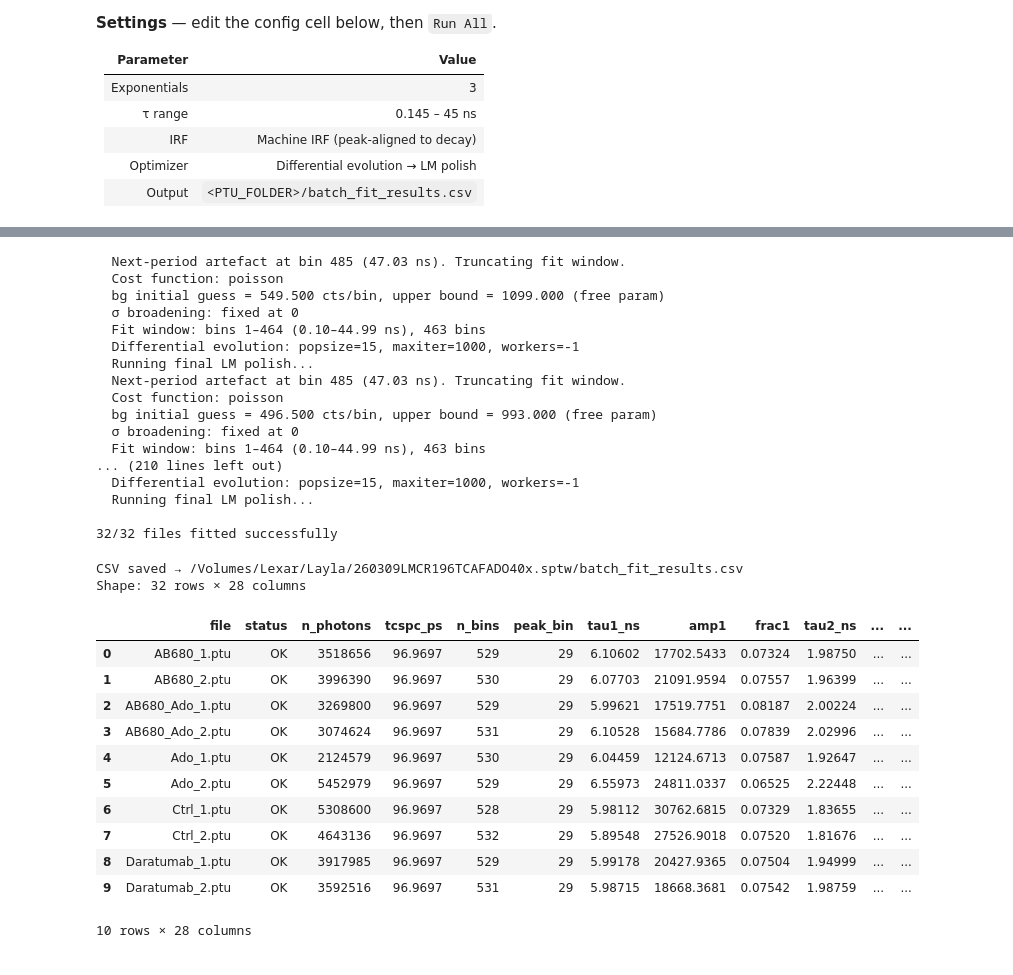
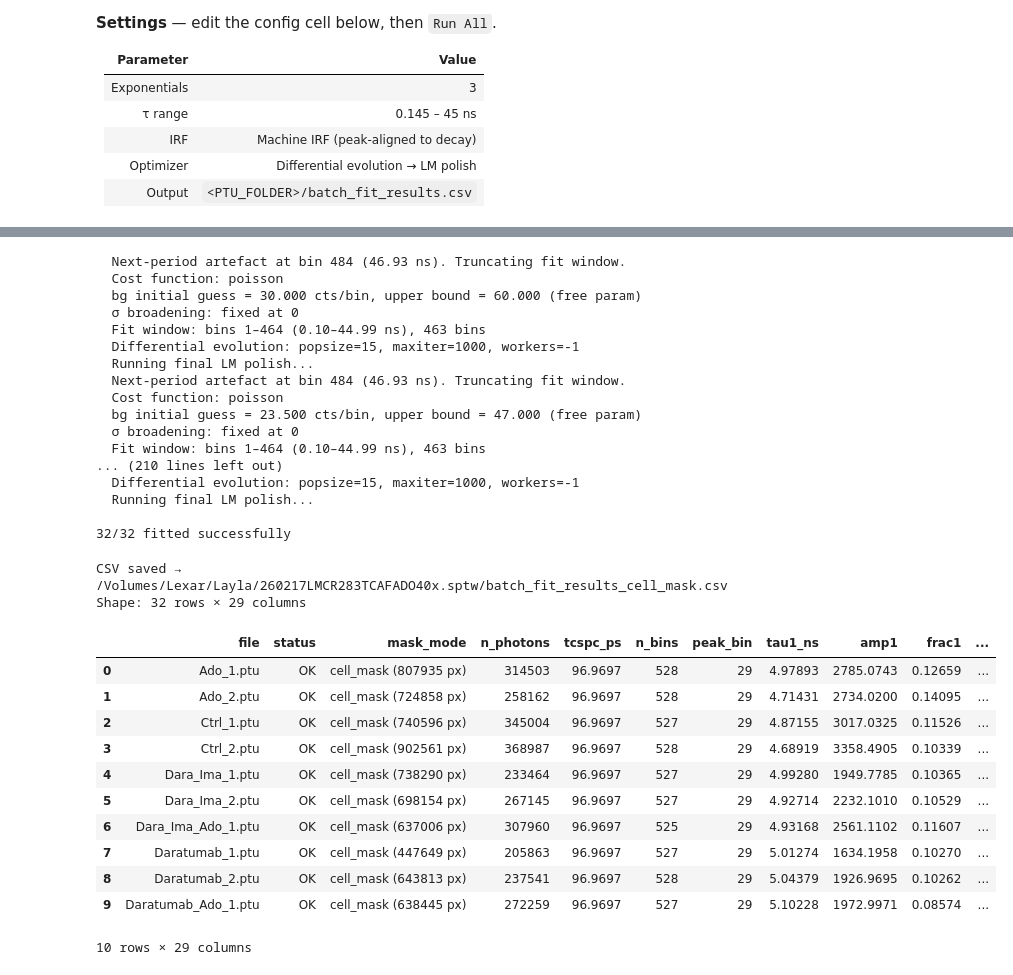
Before and after one commit to alex1075/FLIMKit-Examples, a Jupyter notebook: batch_single_fov_fit.ipynb, the cells around one changed output, grey strips where cells are left out. Cells and saved outputs as stored; diff of their text form; code cells hidden in the pictures.

```diff
--- a/batch_single_fov_fit.ipynb
+++ b/batch_single_fov_fit.ipynb
@@ -113,14 +157,16 @@ for ptu_path in tqdm(ptu_files, desc="Fitting"):
     row = {"file": ptu_path.name}
     try:
         ptu    = PTUFile(str(ptu_path), verbose=False)
-        decay  = ptu.summed_decay()
+        _      = ptu.summed_decay()                  # sets ptu.photon_channel
         n_bins = ptu.n_bins
-        tcspc  = ptu.tcspc_res           # seconds
-        n_ph   = int(decay.sum())
+        tcspc  = ptu.tcspc_res
 
+        row["n_bins"]   = n_bins
+        row["tcspc_ps"] = round(tcspc * 1e12, 4)
+
+        decay, n_ph, mask_desc = build_masked_decay(ptu)
         row["n_photons"]  = n_ph
-        row["n_bins"]     = n_bins
-        row["tcspc_ps"]   = round(tcspc * 1e12, 4)
+        row["mask_mode"]  = mask_desc
         row["peak_bin"]   = int(np.argmax(decay))
 
         if n_ph < MIN_PHOTONS:
@@ -132,9 +178,9 @@ for ptu_path in tqdm(ptu_files, desc="Fitting"):
 
         popt, s = fit_summed(
             decay, tcspc, n_bins, irf,
-            has_tail  = MACHINE_IRF_FIT_TAIL,
-            fit_bg    = MACHINE_IRF_FIT_BG,
-            fit_sigma = MACHINE_IRF_FIT_SIGMA,
+            has_tail      = MACHINE_IRF_FIT_TAIL,
+            fit_bg        = MACHINE_IRF_FIT_BG,
+            fit_sigma     = MACHINE_IRF_FIT_SIGMA,
             n_exp         = N_EXP,
             tau_min_ns    = TAU_MIN_NS,
             tau_max_ns    = TAU_MAX_NS,
@@ -145,15 +191,14 @@ for ptu_path in tqdm(ptu_files, desc="Fitting"):
             polish        = True,
         )
 
-        # Lifetimes and amplitudes (sorted τ₁ > τ₂ > τ₃ by fit_summed)
-        taus  = s["taus_ns"]        # ns, descending
+        taus  = s["taus_ns"]
         amps  = s["amps"]
         fracs = s["fractions"]
 
         for k in range(N_EXP):
-            row[f"tau{k+1}_ns"]    = round(float(taus[k]),  5)
-            row[f"amp{k+1}"]       = round(float(amps[k]),  4)
-            row[f"frac{k+1}"]      = round(float(fracs[k]), 5)
+            row[f"tau{k+1}_ns"] = round(float(taus[k]),  5)
+            row[f"amp{k+1}"]    = round(float(amps[k]),  4)
+            row[f"frac{k+1}"]   = round(float(fracs[k]), 5)
 
         row["tau_mean_amp_ns"]   = round(s["tau_mean_amp_ns"],   5)
         row["tau_mean_int_ns"]   = round(s["tau_mean_int_ns"],   5)
@@ -177,63 +222,62 @@ for ptu_path in tqdm(ptu_files, desc="Fitting"):
 
     records.append(row)
 
-print(f"\n{sum(1 for r in records if r['status']=='OK')}/{len(ptu_files)} files fitted successfully")
+print(f"\n{sum(1 for r in records if r['status']=='OK')}/{len(ptu_files)} fitted successfully")
 if errors:
     print(f"Errors: {errors}")
 # %% [output]
-  Next-period artefact at bin 485 (47.03 ns). Truncating fit window.
+  Next-period artefact at bin 484 (46.93 ns). Truncating fit window.
   Cost function: poisson
-  bg initial guess = 549.500 cts/bin, upper bound = 1099.000 (free param)
+  bg initial guess = 30.000 cts/bin, upper bound = 60.000 (free param)
   σ broadening: fixed at 0
   Fit window: bins 1–464 (0.10–44.99 ns), 463 bins
   Differential evolution: popsize=15, maxiter=1000, workers=-1
   Running final LM polish...
-  Next-period artefact at bin 485 (47.03 ns). Truncating fit window.
+  Next-period artefact at bin 484 (46.93 ns). Truncating fit window.
   Cost function: poisson
-  bg initial guess = 496.500 cts/bin, upper bound = 993.000 (free param)
+  bg initial guess = 23.500 cts/bin, upper bound = 47.000 (free param)
   σ broadening: fixed at 0
   Fit window: bins 1–464 (0.10–44.99 ns), 463 bins
 ... (210 lines left out)
   Differential evolution: popsize=15, maxiter=1000, workers=-1
   Running final LM polish...
 
-32/32 files fitted successfully
+32/32 fitted successfully
 # %%
 df = pd.DataFrame(records)
 
-# Reorder columns logically
-front_cols = ["file", "status", "n_photons", "tcspc_ps", "n_bins", "peak_bin"]
+front_cols = ["file", "status", "mask_mode", "n_photons", "tcspc_ps", "n_bins", "peak_bin"]
 tau_cols   = []
 for k in range(N_EXP):
     tau_cols += [f"tau{k+1}_ns", f"amp{k+1}", f"frac{k+1}"]
 mean_cols  = ["tau_mean_amp_ns", "tau_mean_int_ns"]
 fit_cols   = ["bg_fit", "chi2_reduced", "chi2_reduced_tail", "chi2_full",
               "dof", "p_val", "irf_shift_bins", "irf_fwhm_eff_ns",
               "fit_window_ns_lo", "fit_window_ns_hi", "optimizer_msg"]
 
-ordered = [c for c in front_cols + tau_cols + mean_cols + fit_cols if c in df.columns]
+ordered   = [c for c in front_cols + tau_cols + mean_cols + fit_cols if c in df.columns]
 remaining = [c for c in df.columns if c not in ordered]
 df = df[ordered + remaining]
 
 df.to_csv(OUTPUT_CSV, index=False)
 print(f"CSV saved → {OUTPUT_CSV}")
 print(f"Shape: {df.shape[0]} rows × {df.shape[1]} columns\n")
 df[df.status == "OK"].head(10)
 # %% [output]
-CSV saved → /Volumes/Lexar/Layla/260309LMCR196TCAFADO40x.sptw/batch_fit_results.csv
-Shape: 32 rows × 28 columns
+CSV saved → /Volumes/Lexar/Layla/260217LMCR283TCAFADO40x.sptw/batch_fit_results_cell_mask.csv
+Shape: 32 rows × 29 columns
-|  | file | status | n_photons | tcspc_ps | n_bins | peak_bin | tau1_ns | amp1 | frac1 | tau2_ns | ... | ... |
-| 0 | AB680_1.ptu | OK | 3518656 | 96.9697 | 529 | 29 | 6.10602 | 17702.5433 | 0.07324 | 1.98750 | ... | ... |
-| 1 | AB680_2.ptu | OK | 3996390 | 96.9697 | 530 | 29 | 6.07703 | 21091.9594 | 0.07557 | 1.96399 | ... | ... |
-| 2 | AB680_Ado_1.ptu | OK | 3269800 | 96.9697 | 529 | 29 | 5.99621 | 17519.7751 | 0.08187 | 2.00224 | ... | ... |
-| 3 | AB680_Ado_2.ptu | OK | 3074624 | 96.9697 | 531 | 29 | 6.10528 | 15684.7786 | 0.07839 | 2.02996 | ... | ... |
-| 4 | Ado_1.ptu | OK | 2124579 | 96.9697 | 530 | 29 | 6.04459 | 12124.6713 | 0.07587 | 1.92647 | ... | ... |
-| 5 | Ado_2.ptu | OK | 5452979 | 96.9697 | 529 | 29 | 6.55973 | 24811.0337 | 0.06525 | 2.22448 | ... | ... |
-| 6 | Ctrl_1.ptu | OK | 5308600 | 96.9697 | 528 | 29 | 5.98112 | 30762.6815 | 0.07329 | 1.83655 | ... | ... |
-| 7 | Ctrl_2.ptu | OK | 4643136 | 96.9697 | 532 | 29 | 5.89548 | 27526.9018 | 0.07520 | 1.81676 | ... | ... |
-| 8 | Daratumab_1.ptu | OK | 3917985 | 96.9697 | 529 | 29 | 5.99178 | 20427.9365 | 0.07504 | 1.94999 | ... | ... |
-| 9 | Daratumab_2.ptu | OK | 3592516 | 96.9697 | 531 | 29 | 5.98715 | 18668.3681 | 0.07542 | 1.98759 | ... | ... |
+|  | file | status | mask_mode | n_photons | tcspc_ps | n_bins | peak_bin | tau1_ns | amp1 | frac1 | ... |
+| 0 | Ado_1.ptu | OK | cell_mask (807935 px) | 314503 | 96.9697 | 528 | 29 | 4.97893 | 2785.0743 | 0.12659 | ... |
+| 1 | Ado_2.ptu | OK | cell_mask (724858 px) | 258162 | 96.9697 | 528 | 29 | 4.71431 | 2734.0200 | 0.14095 | ... |
+| 2 | Ctrl_1.ptu | OK | cell_mask (740596 px) | 345004 | 96.9697 | 527 | 29 | 4.87155 | 3017.0325 | 0.11526 | ... |
+| 3 | Ctrl_2.ptu | OK | cell_mask (902561 px) | 368987 | 96.9697 | 528 | 29 | 4.68919 | 3358.4905 | 0.10339 | ... |
+| 4 | Dara_Ima_1.ptu | OK | cell_mask (738290 px) | 233464 | 96.9697 | 527 | 29 | 4.99280 | 1949.7785 | 0.10365 | ... |
+| 5 | Dara_Ima_2.ptu | OK | cell_mask (698154 px) | 267145 | 96.9697 | 527 | 29 | 4.92714 | 2232.1010 | 0.10529 | ... |
+| 6 | Dara_Ima_Ado_1.ptu | OK | cell_mask (637006 px) | 307960 | 96.9697 | 525 | 29 | 4.93168 | 2561.1102 | 0.11607 | ... |
+| 7 | Daratumab_1.ptu | OK | cell_mask (447649 px) | 205863 | 96.9697 | 527 | 29 | 5.01274 | 1634.1958 | 0.10270 | ... |
+| 8 | Daratumab_2.ptu | OK | cell_mask (643813 px) | 237541 | 96.9697 | 528 | 29 | 5.04379 | 1926.9695 | 0.10262 | ... |
+| 9 | Daratumab_Ado_1.ptu | OK | cell_mask (638445 px) | 272259 | 96.9697 | 527 | 29 | 5.10228 | 1972.9971 | 0.08574 | ... |
-10 rows × 28 columns
+10 rows × 29 columns
 # %%
 import matplotlib.pyplot as plt
 
```
Also changed, not shown: parts of 4 cells of this notebook.
